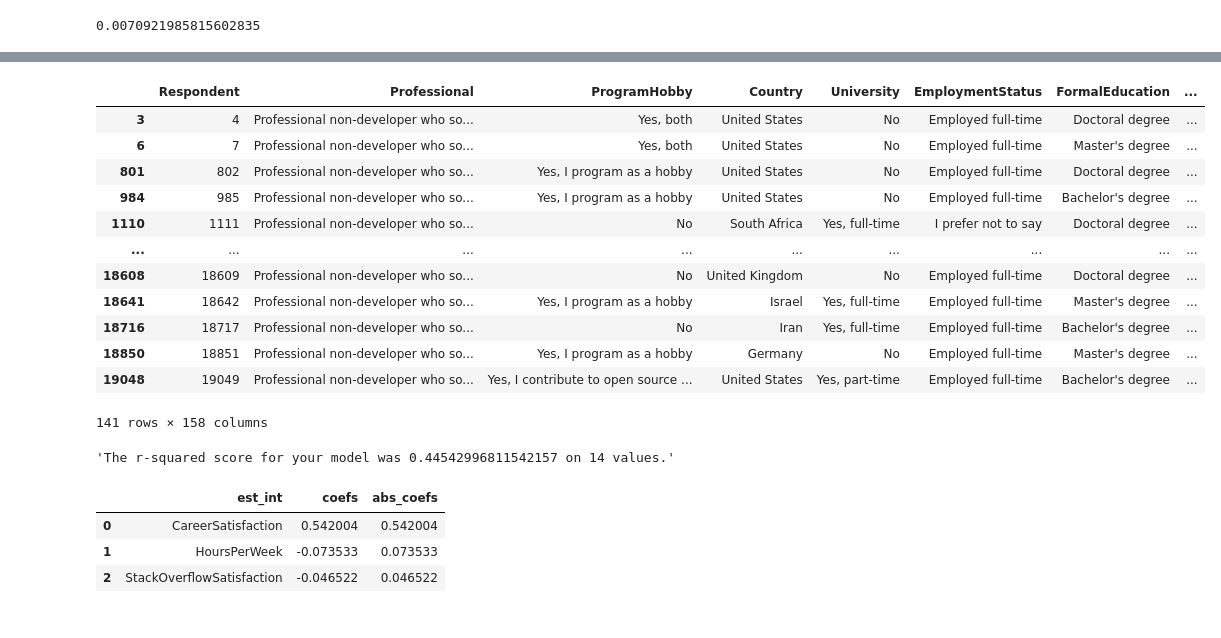
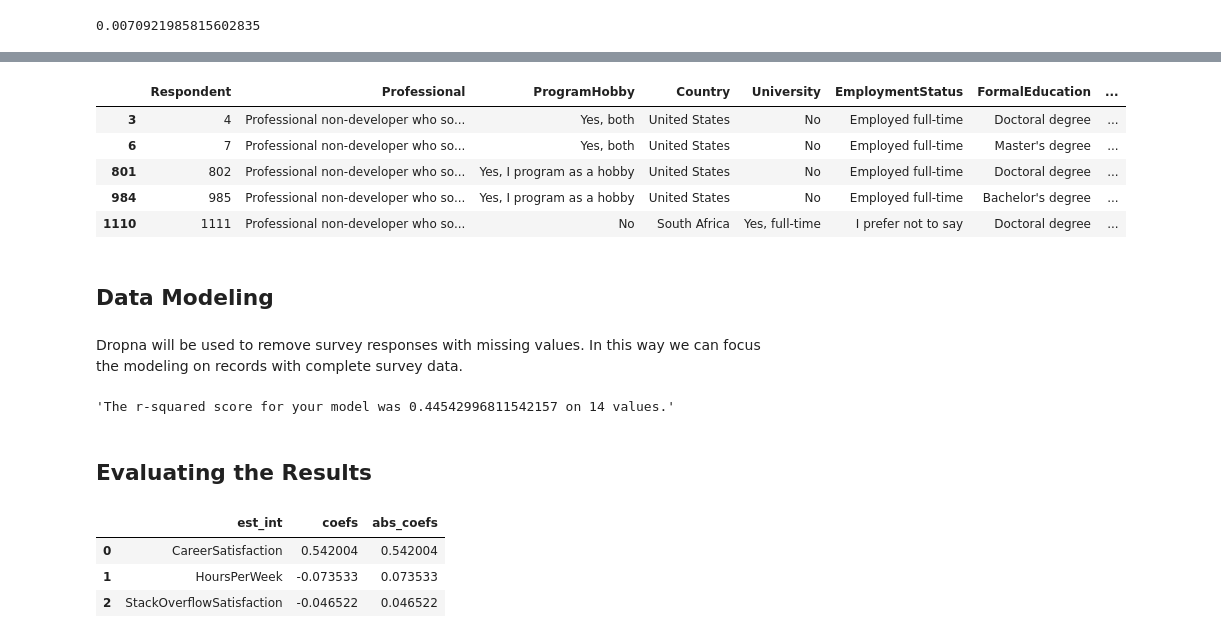
Before and after one commit to celdredge/Project_1_Write_A_Data_Science_Blog_Post, a Jupyter notebook: Stack Overflow Data Analysis.ipynb, the cells around one changed output, grey strips where cells are left out. Drawn from its saved outputs; the diff is of its cells as text; code cells hidden in the pictures.

```diff
--- a/Stack Overflow Data Analysis.ipynb
+++ b/Stack Overflow Data Analysis.ipynb
@@ -197,14 +212,3 @@ Try using .loc[row_indexer,col_indexer] = value instead
 
 See the caveats in the documentation: https://pandas.pydata.org/pandas-docs/stable/user_guide/indexing.html#returning-a-view-versus-a-copy
 0.3049645390070922
-# %%
-import re
-
-pattern =
-test_string = 'R;SQL;Python;Something;'
-result = re.match('.*Python.*$', item)
-
-if result:
-  print("Search successful.")
-else:
-  print("Search unsuccessful.")
@@ -248,16 +250,15 @@ def have_worked_R(HaveWorkedLanguage):
     '''
     import re
     pattern = re.compile("R")
-    pattern.search(HaveWorkedLanguage)
+    pattern.search(str(HaveWorkedLanguage))
 
     if HaveWorkedLanguage == "R":
         return 1
     else:
         return 0
 
-ds_df["HaveWorkedLanguage"].apply(data_science)[:20] #Test your function to assure it provides 1 and 0 values for the df
-# ds_df['HaveWorkedLanguage']
+# ds_df["HaveWorkedLanguage"].apply(data_science)[:20] #Test your function to assure it provides 1 and 0 values for the df
 
-# ds_df['R'] = df["HaveWorkedLanguage"].apply(have_worked_R)
-# ds_df['R'].mean()
+ds_df['R'] = df["HaveWorkedLanguage"].apply(have_worked_R)
+ds_df['R'].mean()
 # %% [output]
@@ -281,17 +270,14 @@ Name: HaveWorkedLanguage, dtype: int64
 # %%
-ds_df
+ds_df.head()
 # %% [output]
 |  | Respondent | Professional | ProgramHobby | Country | University | EmploymentStatus | FormalEducation | ... |
 | 3 | 4 | Professional non-developer who so... | Yes, both | United States | No | Employed full-time | Doctoral degree | ... |
 | 6 | 7 | Professional non-developer who so... | Yes, both | United States | No | Employed full-time | Master's degree | ... |
 | 801 | 802 | Professional non-developer who so... | Yes, I program as a hobby | United States | No | Employed full-time | Doctoral degree | ... |
 | 984 | 985 | Professional non-developer who so... | Yes, I program as a hobby | United States | No | Employed full-time | Bachelor's degree | ... |
 | 1110 | 1111 | Professional non-developer who so... | No | South Africa | Yes, full-time | I prefer not to say | Doctoral degree | ... |
-| ... | ... | ... | ... | ... | ... | ... | ... | ... |
-| 18608 | 18609 | Professional non-developer who so... | No | United Kingdom | No | Employed full-time | Doctoral degree | ... |
-| 18641 | 18642 | Professional non-developer who so... | Yes, I program as a hobby | Israel | Yes, full-time | Employed full-time | Master's degree | ... |
-| 18716 | 18717 | Professional non-developer who so... | No | Iran | Yes, full-time | Employed full-time | Bachelor's degree | ... |
-| 18850 | 18851 | Professional non-developer who so... | Yes, I program as a hobby | Germany | No | Employed full-time | Master's degree | ... |
-| 19048 | 19049 | Professional non-developer who so... | Yes, I contribute to open source ... | United States | Yes, part-time | Employed full-time | Bachelor's degree | ... |
-141 rows × 158 columns
+# %% [markdown]
+## Data Modeling
+# %% [markdown]
+Dropna will be used to remove survey responses with missing values. In this way we can focus the modeling on records with complete survey data.
 # %%
@@ -317,6 +301,8 @@ y_test_preds = lm_model.predict(X_test)
 "The r-squared score for your model was {} on {} values.".format(r2_score(y_test, y_test_preds), len(y_test))
 # %% [output]
 'The r-squared score for your model was 0.44542996811542157 on 14 values.'
+# %% [markdown]
+## Evaluating the Results
 # %%
 def coef_weights(coefficients, X_train):
     '''
```
Also changed, not shown: parts of 11 cells of this notebook.
